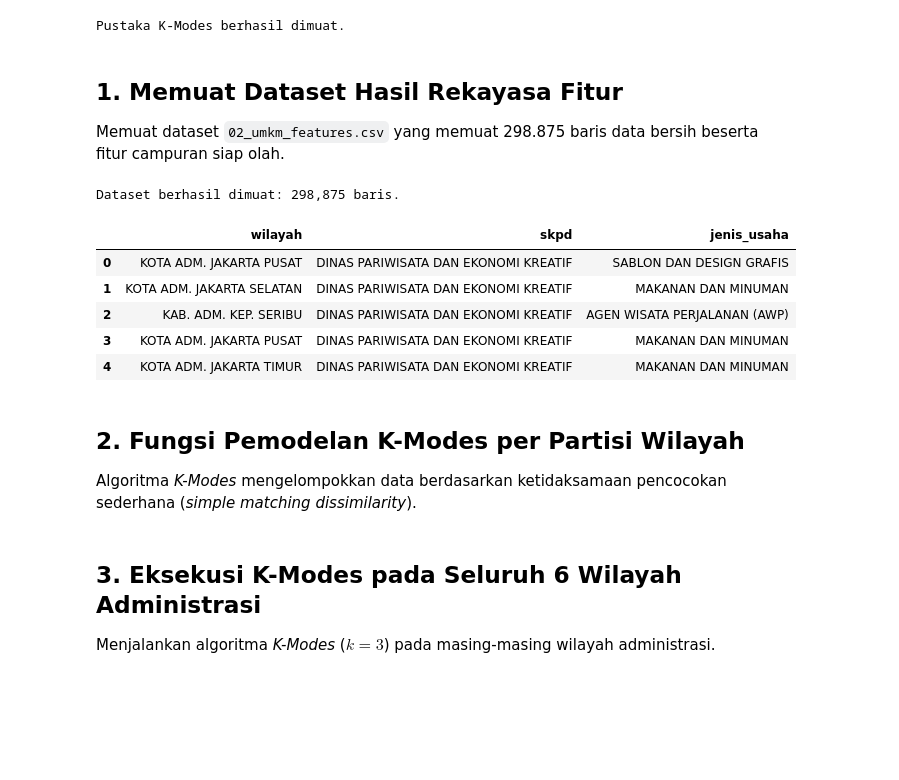
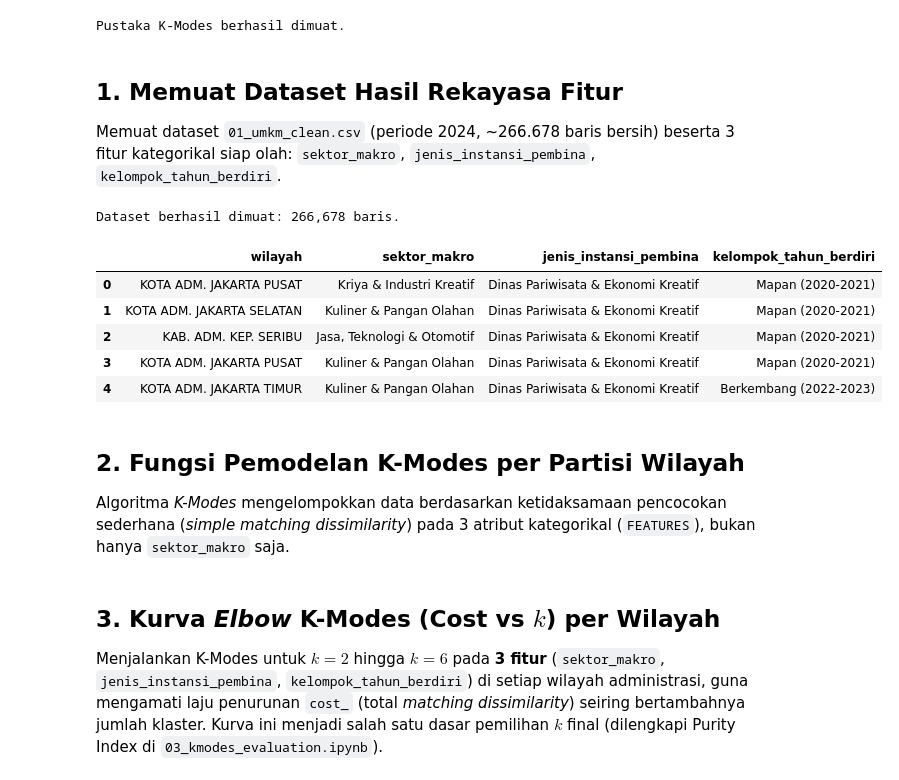
Before and after one commit to AdrianoDeshon1012/Program-Skripsi-Segmentasi-UMKM, a Jupyter notebook: notebooks/02_kmodes_partitioning.ipynb, the cells around one changed output. Drawn from its saved outputs; the diff is of its cells as text; code cells hidden in the pictures; blank space fills up the shorter version.

```diff
--- a/notebooks/02_kmodes_partitioning.ipynb
+++ b/notebooks/02_kmodes_partitioning.ipynb
@@ -26,24 +28,26 @@ print("Pustaka K-Modes berhasil dimuat.")
 Pustaka K-Modes berhasil dimuat.
 # %% [markdown]
 ## 1. Memuat Dataset Hasil Rekayasa Fitur
-Memuat dataset `02_umkm_features.csv` yang memuat 298.875 baris data bersih beserta fitur campuran siap olah.
+Memuat dataset `01_umkm_clean.csv` (periode 2024, ~266.678 baris bersih) beserta 3 fitur kategorikal siap olah: `sektor_makro`, `jenis_instansi_pembina`, `kelompok_tahun_berdiri`.
 # %%
 data_path = os.path.join('..', 'data', 'processed', '01_umkm_clean.csv')
 if not os.path.exists(data_path):
     data_path = '01_umkm_clean.csv'
 
 df = pd.read_csv(data_path)
+FEATURES = ['sektor_makro', 'jenis_instansi_pembina', 'kelompok_tahun_berdiri']
+
 print(f"Dataset berhasil dimuat: {len(df):,} baris.")
-df[['wilayah', 'skpd', 'jenis_usaha']].head(5)
+df[['wilayah'] + FEATURES].head(5)
 # %% [output]
-Dataset berhasil dimuat: 298,875 baris.
+Dataset berhasil dimuat: 266,678 baris.
-|  | wilayah | skpd | jenis_usaha |
-| 0 | KOTA ADM. JAKARTA PUSAT | DINAS PARIWISATA DAN EKONOMI KREATIF | SABLON DAN DESIGN GRAFIS |
-| 1 | KOTA ADM. JAKARTA SELATAN | DINAS PARIWISATA DAN EKONOMI KREATIF | MAKANAN DAN MINUMAN |
-| 2 | KAB. ADM. KEP. SERIBU | DINAS PARIWISATA DAN EKONOMI KREATIF | AGEN WISATA PERJALANAN (AWP) |
-| 3 | KOTA ADM. JAKARTA PUSAT | DINAS PARIWISATA DAN EKONOMI KREATIF | MAKANAN DAN MINUMAN |
-| 4 | KOTA ADM. JAKARTA TIMUR | DINAS PARIWISATA DAN EKONOMI KREATIF | MAKANAN DAN MINUMAN |
+|  | wilayah | sektor_makro | jenis_instansi_pembina | kelompok_tahun_berdiri |
+| 0 | KOTA ADM. JAKARTA PUSAT | Kriya & Industri Kreatif | Dinas Pariwisata & Ekonomi Kreatif | Mapan (2020-2021) |
+| 1 | KOTA ADM. JAKARTA SELATAN | Kuliner & Pangan Olahan | Dinas Pariwisata & Ekonomi Kreatif | Mapan (2020-2021) |
+| 2 | KAB. ADM. KEP. SERIBU | Jasa, Teknologi & Otomotif | Dinas Pariwisata & Ekonomi Kreatif | Mapan (2020-2021) |
+| 3 | KOTA ADM. JAKARTA PUSAT | Kuliner & Pangan Olahan | Dinas Pariwisata & Ekonomi Kreatif | Mapan (2020-2021) |
+| 4 | KOTA ADM. JAKARTA TIMUR | Kuliner & Pangan Olahan | Dinas Pariwisata & Ekonomi Kreatif | Berkembang (2022-2023) |
 # %% [markdown]
 ## 2. Fungsi Pemodelan K-Modes per Partisi Wilayah
-Algoritma *K-Modes* mengelompokkan data berdasarkan ketidaksamaan pencocokan sederhana (*simple matching dissimilarity*).
+Algoritma *K-Modes* mengelompokkan data berdasarkan ketidaksamaan pencocokan sederhana (*simple matching dissimilarity*) pada 3 atribut kategorikal (`FEATURES`), bukan hanya `sektor_makro` saja.
 # %%
@@ -76,6 +80,6 @@ def train_kmodes_region(df_subset, n_clusters=3, random_state=42):
     return df_reg, km
 # %% [markdown]
-## 3. Eksekusi K-Modes pada Seluruh 6 Wilayah Administrasi
-Menjalankan algoritma *K-Modes* ($k=3$) pada masing-masing wilayah administrasi.
+## 3. Kurva *Elbow* K-Modes (Cost vs $k$) per Wilayah
+Menjalankan K-Modes untuk $k = 2$ hingga $k = 6$ pada **3 fitur** (`sektor_makro`, `jenis_instansi_pembina`, `kelompok_tahun_berdiri`) di setiap wilayah administrasi, guna mengamati laju penurunan `cost_` (total *matching dissimilarity*) seiring bertambahnya jumlah klaster. Kurva ini menjadi salah satu dasar pemilihan $k$ final (dilengkapi Purity Index di `03_kmodes_evaluation.ipynb`).
 # %%
 daftar_wilayah = sorted(df['wilayah'].unique().tolist())
```
Also changed, not shown: parts of 9 cells of this notebook, 7 other files.
